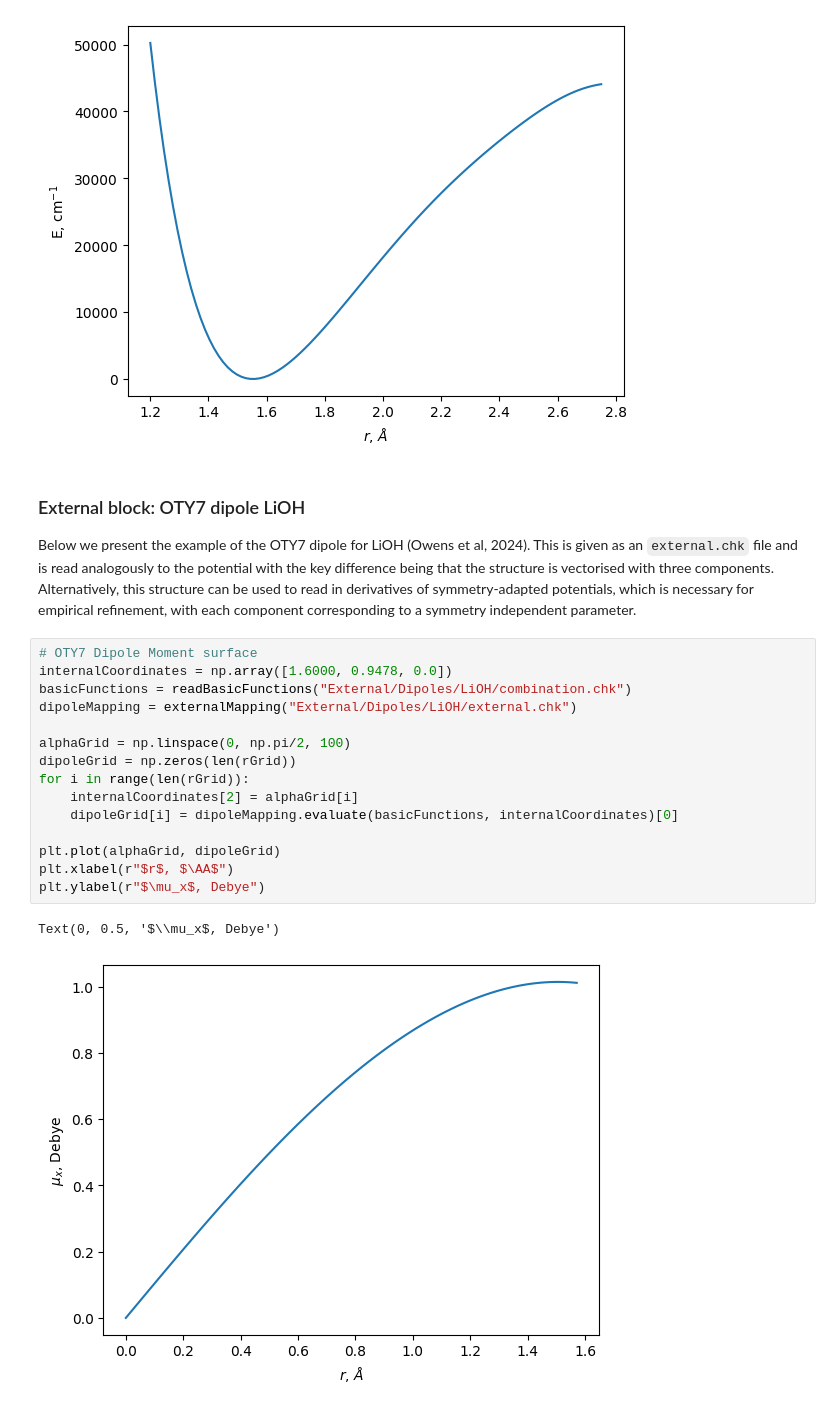
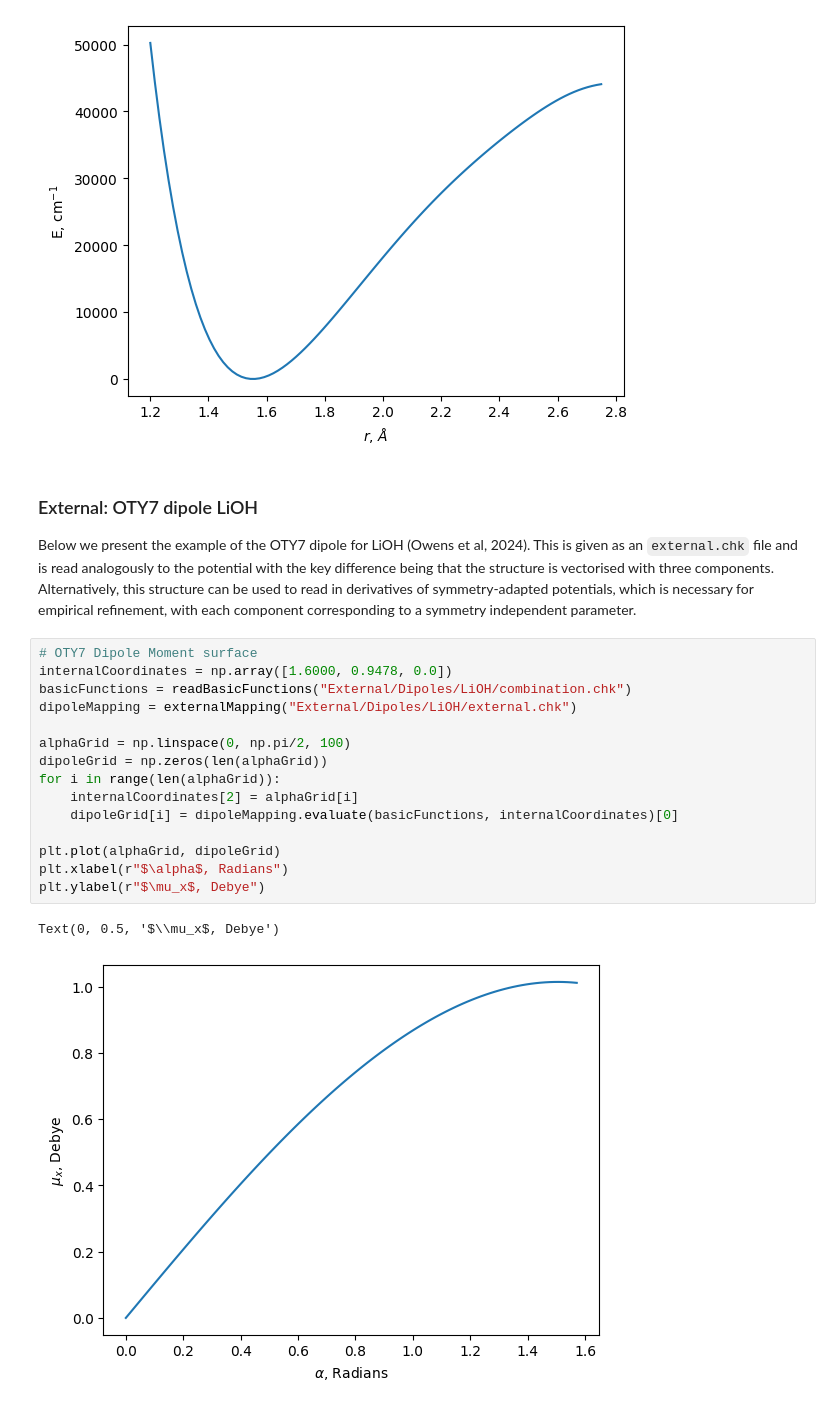
Before and after one commit to ExoMol/SPAR, a Jupyter notebook: SPAR-examples.ipynb, the cells around one changed output. Drawn from its saved outputs; the diff is of its cells as text.

```diff
--- a/SPAR-examples.ipynb
+++ b/SPAR-examples.ipynb
@@ -63,23 +62,23 @@ plt.ylabel(r"E, cm$^{-1}$")
 Text(0, 0.5, 'E, cm$^{-1}$')
 [figure]
 # %% [markdown]
-### External block: OTY7 dipole LiOH
+### External: OTY7 dipole LiOH
 Below we present the example of the OTY7 dipole for LiOH (Owens et al, 2024). This is given as an ``external.chk`` file and is read analogously to the potential with the key difference being that the structure is vectorised with three components. Alternatively, this structure can be used to read in derivatives of symmetry-adapted potentials, which is necessary for empirical refinement, with each component corresponding to a symmetry independent parameter.
 # %%
 # OTY7 Dipole Moment surface
 internalCoordinates = np.array([1.6000, 0.9478, 0.0])
 basicFunctions = readBasicFunctions("External/Dipoles/LiOH/combination.chk")
 dipoleMapping = externalMapping("External/Dipoles/LiOH/external.chk")
 
 alphaGrid = np.linspace(0, np.pi/2, 100)
-dipoleGrid = np.zeros(len(rGrid))
-for i in range(len(rGrid)):
+dipoleGrid = np.zeros(len(alphaGrid))
+for i in range(len(alphaGrid)):
     internalCoordinates[2] = alphaGrid[i]
     dipoleGrid[i] = dipoleMapping.evaluate(basicFunctions, internalCoordinates)[0]
 
 plt.plot(alphaGrid, dipoleGrid)
-plt.xlabel(r"$r$, $\AA$")
+plt.xlabel(r"$\alpha$, Radians")
 plt.ylabel(r"$\mu_x$, Debye")
 # %% [output]
 Text(0, 0.5, '$\\mu_x$, Debye')
-[figure, old version]
+[figure, new version]
```
Also changed, not shown: parts of 1 cell of this notebook, 3 other files.
